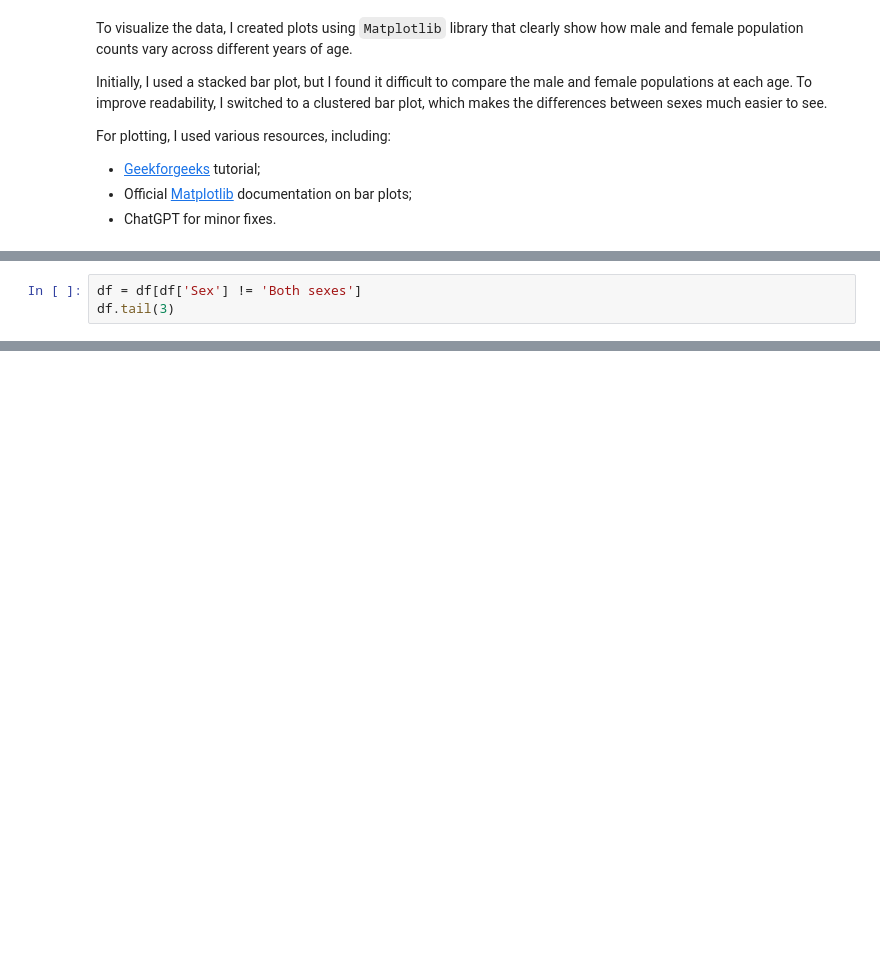
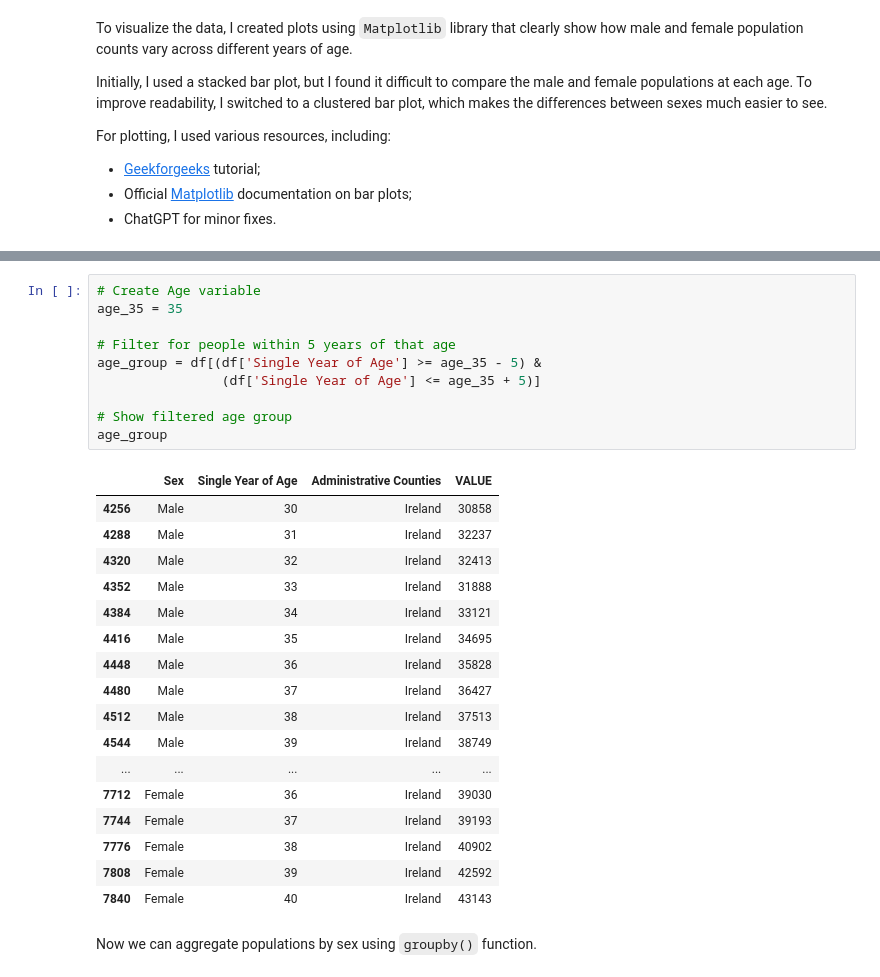
Before and after one commit to Oksyyy/programming-for-data-analytics, a Jupyter notebook: assignments/assignment05-population.ipynb, the cells around one changed output, grey strips where cells are left out. Cells and saved outputs as stored; diff of their text form; blank space fills up the shorter version.

```diff
--- a/assignments/assignment05-population.ipynb
+++ b/assignments/assignment05-population.ipynb
@@ -202,3 +197,0 @@ df.tail(3)
-# %%
-df = df[df['Sex'] != 'Both sexes']
-df.tail(3)
@@ -209,0 +204,30 @@ df.tail(3)
+# %%
+# Create Age variable
+age_35 = 35
+
+# Filter for people within 5 years of that age
+age_group = df[(df['Single Year of Age'] >= age_35 - 5) &
+                (df['Single Year of Age'] <= age_35 + 5)]
+
+# Show filtered age group
+age_group
+# %% [output]
+|  | Sex | Single Year of Age | Administrative Counties | VALUE |
+| 4256 | Male | 30 | Ireland | 30858 |
+| 4288 | Male | 31 | Ireland | 32237 |
+| 4320 | Male | 32 | Ireland | 32413 |
+| 4352 | Male | 33 | Ireland | 31888 |
+| 4384 | Male | 34 | Ireland | 33121 |
+| 4416 | Male | 35 | Ireland | 34695 |
+| 4448 | Male | 36 | Ireland | 35828 |
+| 4480 | Male | 37 | Ireland | 36427 |
+| 4512 | Male | 38 | Ireland | 37513 |
+| 4544 | Male | 39 | Ireland | 38749 |
+| ... | ... | ... | ... | ... |
+| 7712 | Female | 36 | Ireland | 39030 |
+| 7744 | Female | 37 | Ireland | 39193 |
+| 7776 | Female | 38 | Ireland | 40902 |
+| 7808 | Female | 39 | Ireland | 42592 |
+| 7840 | Female | 40 | Ireland | 43143 |
+# %% [markdown]
+Now we can aggregate populations by sex using `groupby()` function.
```
Also changed, not shown: parts of 13 cells of this notebook, 2 other files.
